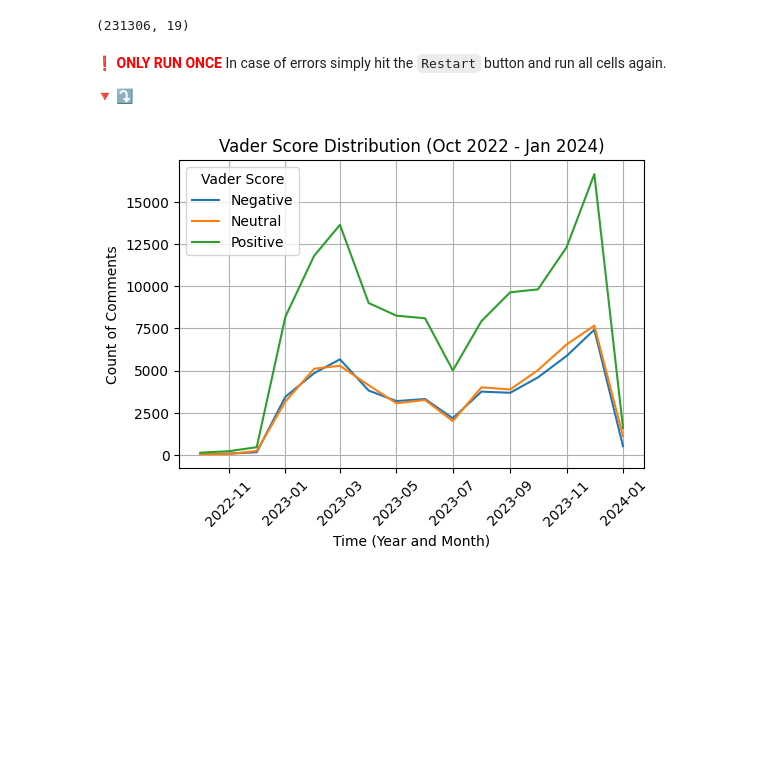
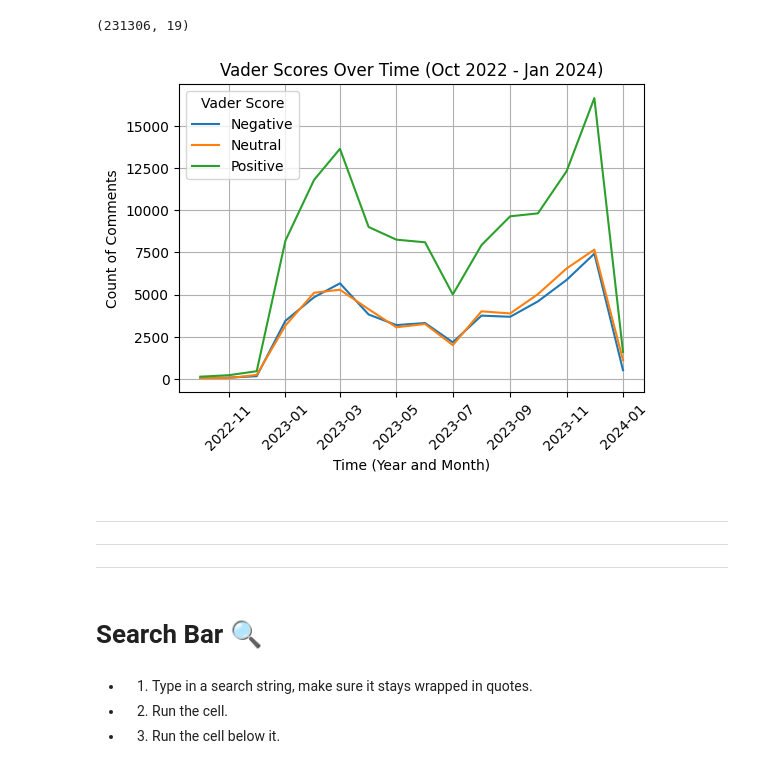
Before and after one commit to rsm-jeg031/Hackathon-2023-Team-3dPy, a Jupyter notebook: Visualizations/AHMED_CODE_HERE!!!!.ipynb, the cells around one changed output. Drawn from its saved outputs; the diff is of its cells as text; code cells hidden in the pictures; blank space fills up the shorter version.

Commit message:
search bar done!

```diff
--- a/Visualizations/AHMED_CODE_HERE!!!!.ipynb
+++ b/Visualizations/AHMED_CODE_HERE!!!!.ipynb
@@ -21,11 +19,6 @@ df = pd.read_csv("../Data/Final_Vader_Time.csv")
 df.shape
 # %% [output]
 (231306, 19)
-# %% [markdown]
-<span style="color:red">**❗ ONLY RUN ONCE**</span>
-In case of errors simply hit the `Restart` button and run all cells again.
-
-🔻 ⤵️
 # %%
 df['Correct_TimeStamp'] = pd.to_datetime(df['Correct_TimeStamp'], format='mixed')
 df['YearMonth'] = df['Correct_TimeStamp'].dt.to_period('M')
@@ -40,12 +33,22 @@ filtered_data = vader_scores_over_time[
 # %%
 plt.figure(figsize=(6, 4))
 sns.lineplot(x='YearMonth', y='value', hue='Vader_Score', data=filtered_data.melt(id_vars='YearMonth'))
-plt.title('Vader Score Distribution (Oct 2022 - Jan 2024)')
+plt.title('Vader Scores Over Time (Oct 2022 - Jan 2024)')
 plt.xlabel('Time (Year and Month)')
 plt.ylabel('Count of Comments')
 plt.xticks(rotation=45)
 plt.legend(title='Vader Score')
 plt.grid(True)
 plt.show()
 # %% [output]
-[figure, old version]
+[figure, new version]
+# %% [markdown]
+---
+---
+---
+# %% [markdown]
+# Search Bar 🔍
+# %% [markdown]
+- 1. Type in a search string, make sure it stays wrapped in quotes.
+- 2. Run the cell.
+- 3. Run the cell below it.
```
Also changed, not shown: parts of 5 cells of this notebook.
